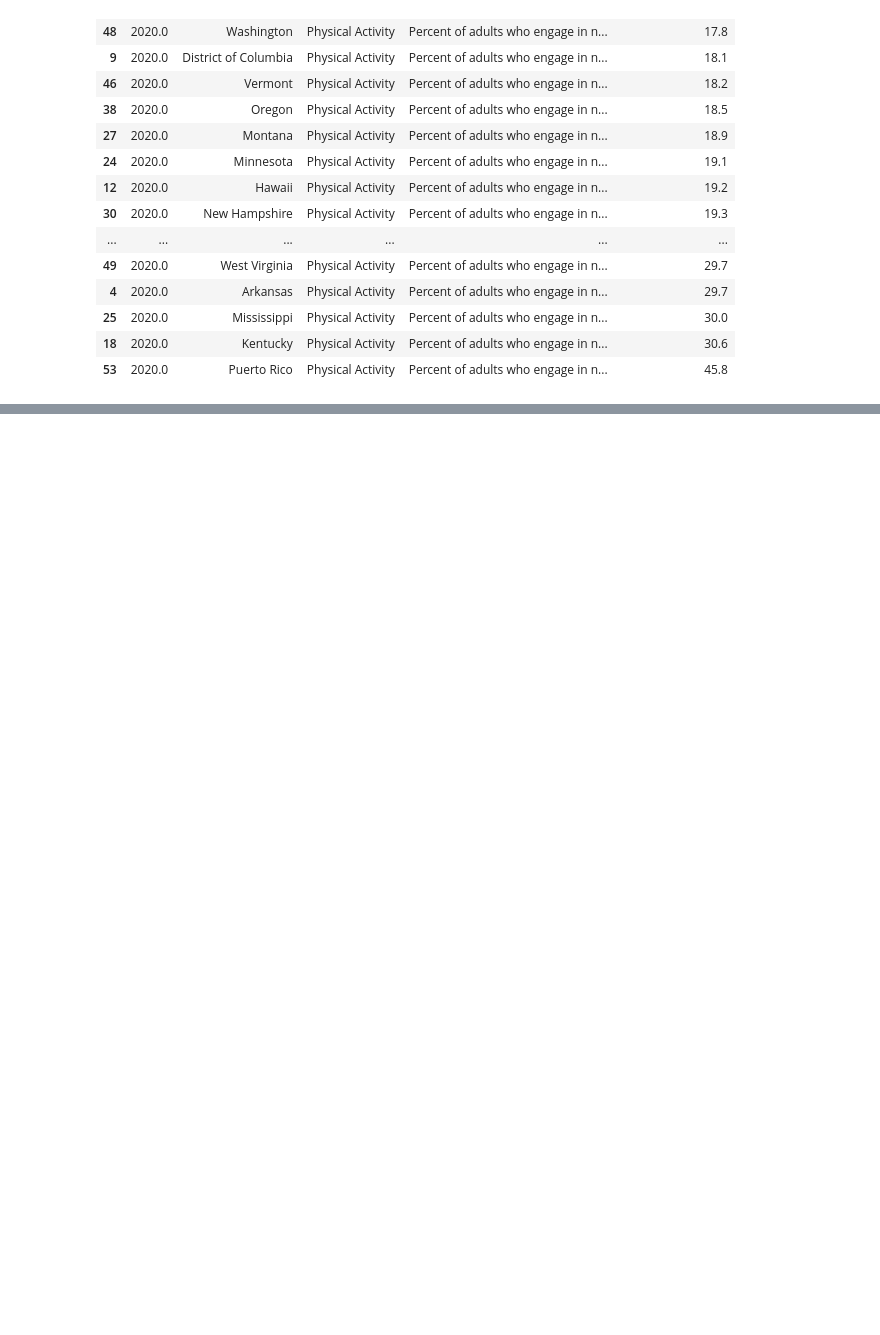
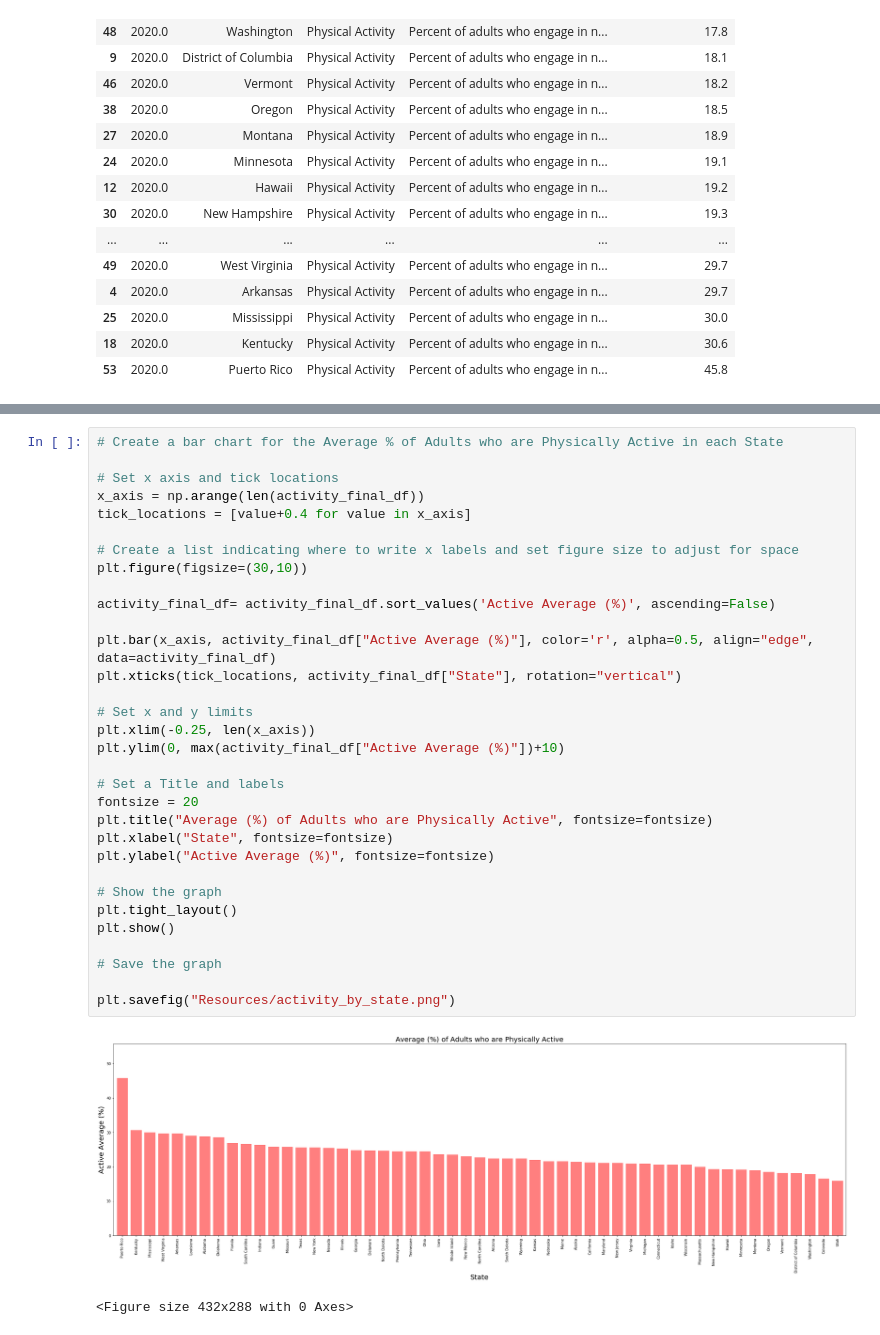
Before and after one commit to latoyawenzinger/Project_1_Healthcare, a Jupyter notebook: Untitled.ipynb, the cells around one changed output, grey strips where cells are left out. Saved outputs shown, nothing was run; the diff lists cells and outputs as text; blank space fills up the shorter version.

Commit message:
updated Untitled and added charts

```diff
--- a/Untitled.ipynb
+++ b/Untitled.ipynb
@@ -170,0 +187,35 @@ worst
+# %%
+# Create a bar chart for the Average % of Adults who are Physically Active in each State
+
+# Set x axis and tick locations
+x_axis = np.arange(len(activity_final_df))
+tick_locations = [value+0.4 for value in x_axis]
+
+# Create a list indicating where to write x labels and set figure size to adjust for space
+plt.figure(figsize=(30,10))
+
+activity_final_df= activity_final_df.sort_values('Active Average (%)', ascending=False)
+
+plt.bar(x_axis, activity_final_df["Active Average (%)"], color='r', alpha=0.5, align="edge", data=activity_final_df)
+plt.xticks(tick_locations, activity_final_df["State"], rotation="vertical")
+
+# Set x and y limits
+plt.xlim(-0.25, len(x_axis))
+plt.ylim(0, max(activity_final_df["Active Average (%)"])+10)
+
+# Set a Title and labels
+fontsize = 20
+plt.title("Average (%) of Adults who are Physically Active", fontsize=fontsize)
+plt.xlabel("State", fontsize=fontsize)
+plt.ylabel("Active Average (%)", fontsize=fontsize)
+
+# Show the graph
+plt.tight_layout()
+plt.show()
+
+# Save the graph
+
+plt.savefig("Resources/activity_by_state.png")
+# %% [output]
+[figure, added]
+<Figure size 432x288 with 0 Axes>
```
Also changed, not shown: parts of 3 cells of this notebook, 1 other file.
